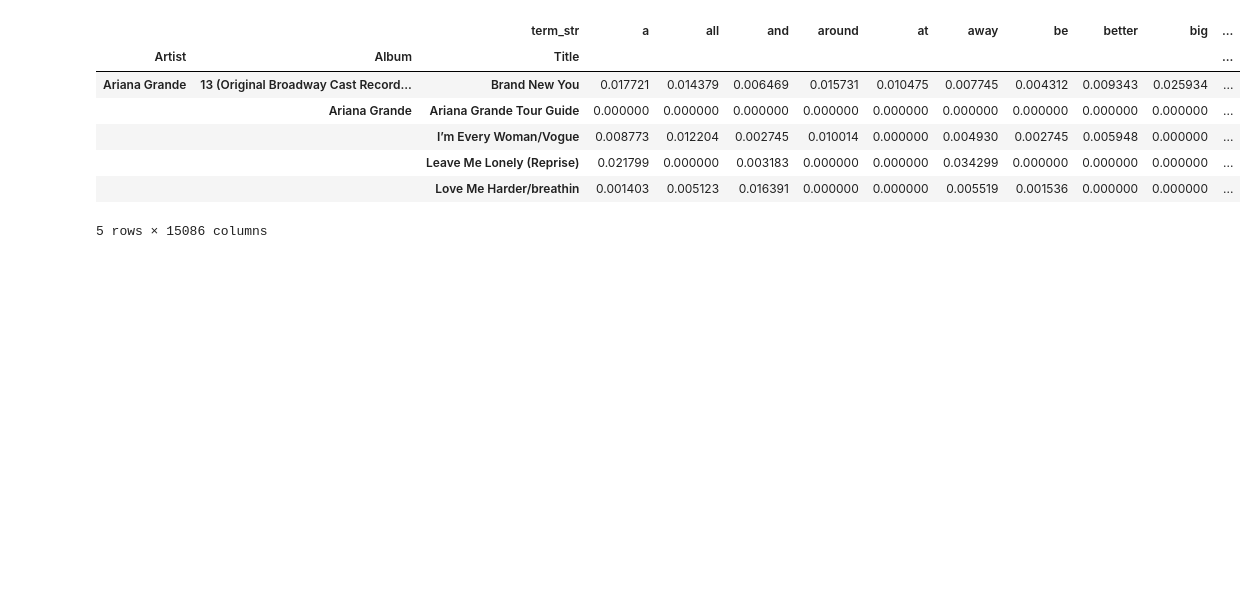
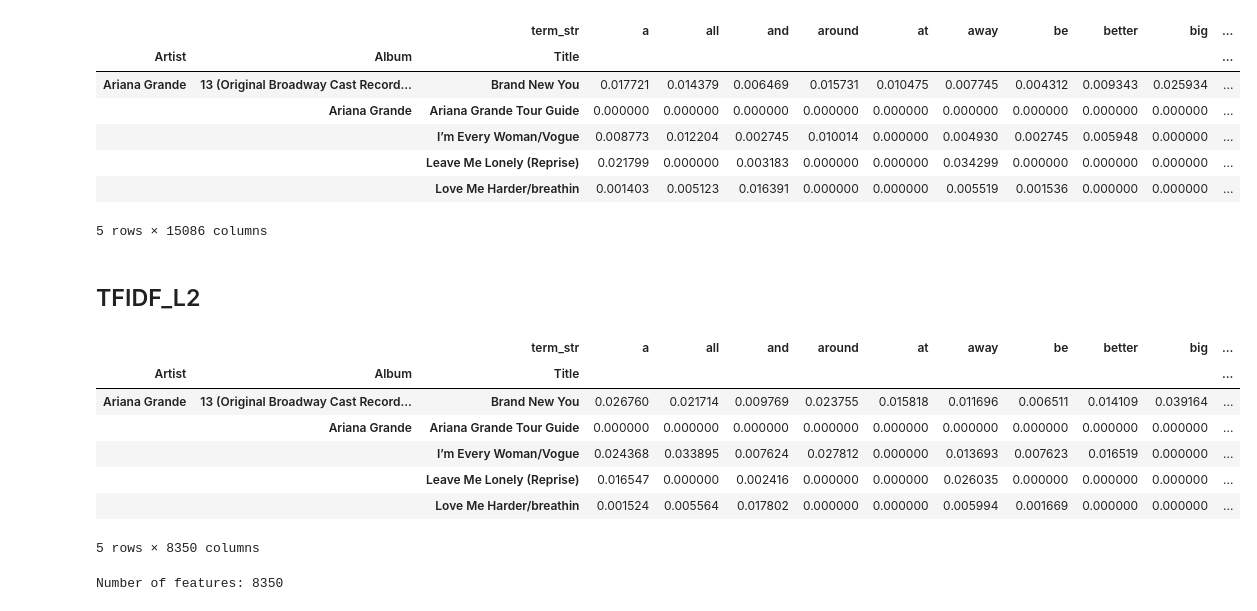
Before and after one commit to maggiecrowner/DS5001-Final-Project, a Jupyter notebook: DerivedTables.ipynb, the cells around one changed output. Drawn from its saved outputs; the diff is of its cells as text; code cells hidden in the pictures; blank space fills up the shorter version.

```diff
--- a/DerivedTables.ipynb
+++ b/DerivedTables.ipynb
@@ -139,0 +146,25 @@ TFIDF.to_csv('/content/DS5001-Final-Project/data/TFIDF.csv', sep='|', index=True
+# %% [markdown]
+## TFIDF_L2
+# %%
+from numpy.linalg import norm
+
+TFIDF_L2 = TFIDF.apply(lambda x: x / norm(x), 1)
+
+# Keep only words that appear in at least 2 documents
+DF = DTM.astype('bool').sum()
+TFIDF_L2 = TFIDF_L2.loc[:, DF >= 2]
+
+TFIDF_L2.head()
+# %% [output]
+|  |  | term_str | a | all | and | around | at | away | be | better | big | ... |
+| Artist | Album | Title |  |  |  |  |  |  |  |  |  | ... |
+| Ariana Grande | 13 (Original Broadway Cast Record... | Brand New You | 0.026760 | 0.021714 | 0.009769 | 0.023755 | 0.015818 | 0.011696 | 0.006511 | 0.014109 | 0.039164 | ... |
+|  | Ariana Grande | Ariana Grande Tour Guide | 0.000000 | 0.000000 | 0.000000 | 0.000000 | 0.000000 | 0.000000 | 0.000000 | 0.000000 | 0.000000 | ... |
+|  |  | I’m Every Woman/Vogue | 0.024368 | 0.033895 | 0.007624 | 0.027812 | 0.000000 | 0.013693 | 0.007623 | 0.016519 | 0.000000 | ... |
+|  |  | Leave Me Lonely (Reprise) | 0.016547 | 0.000000 | 0.002416 | 0.000000 | 0.000000 | 0.026035 | 0.000000 | 0.000000 | 0.000000 | ... |
+|  |  | Love Me Harder/breathin | 0.001524 | 0.005564 | 0.017802 | 0.000000 | 0.000000 | 0.005994 | 0.001669 | 0.000000 | 0.000000 | ... |
+5 rows × 8350 columns
+# %%
+print("Number of features:", TFIDF_L2.shape[1])
+# %% [output]
+Number of features: 8350
```
Also changed, not shown: parts of 6 cells of this notebook.
